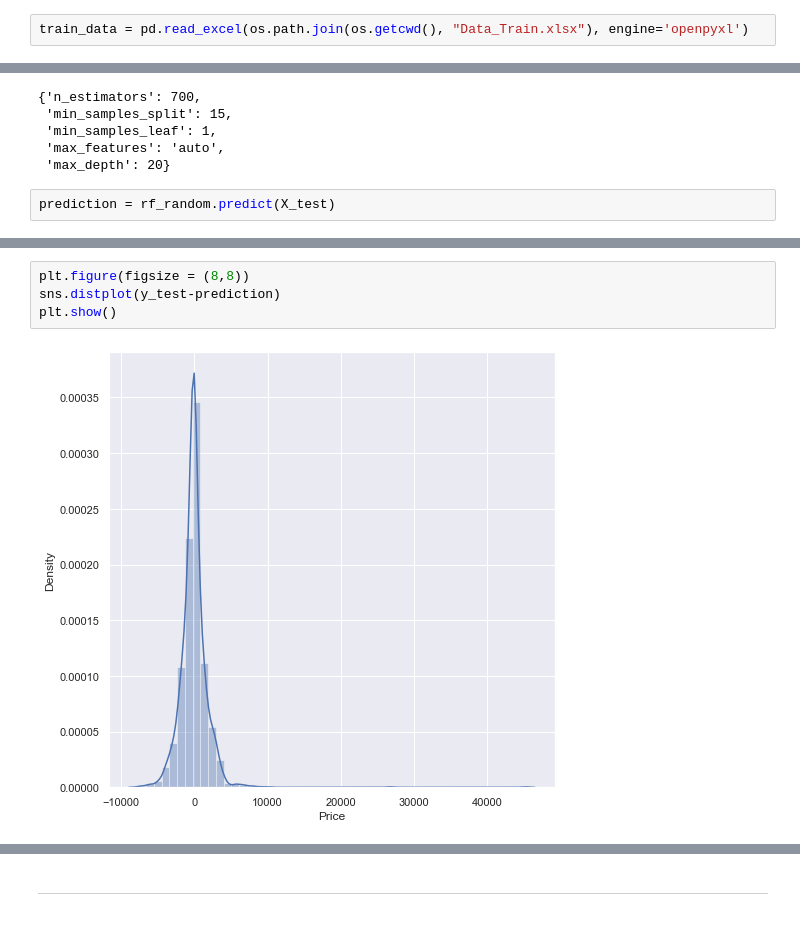
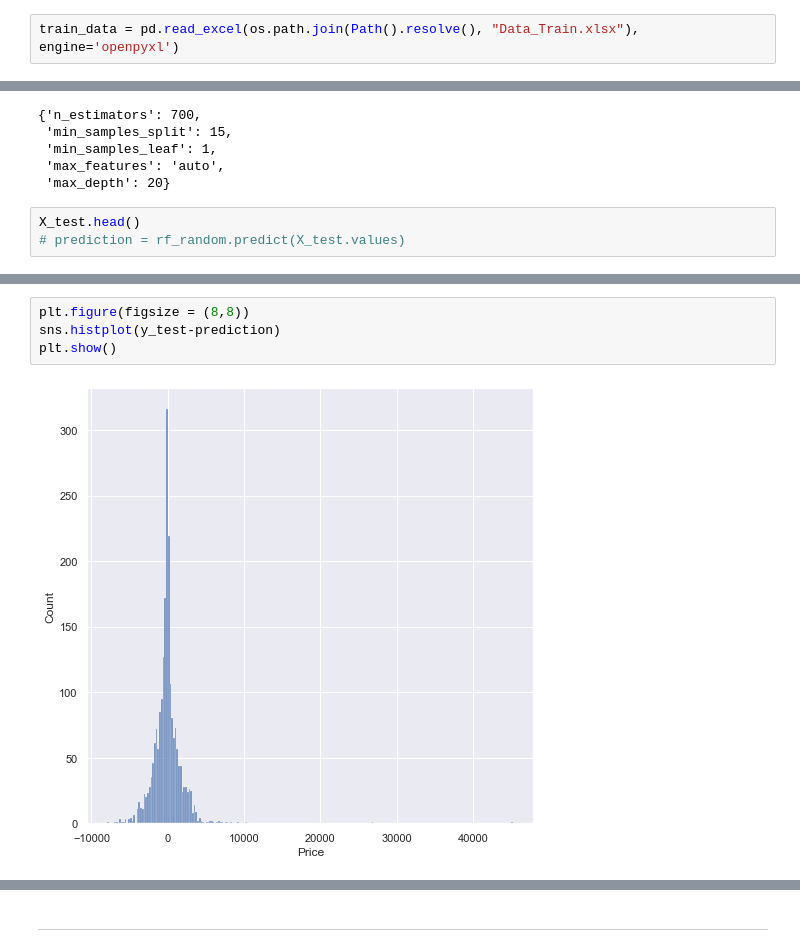
Before and after one commit to sagarpadiya6/flight-price-predictor, a Jupyter notebook: ai/flight_price.ipynb, the cells around one changed output, grey strips where cells are left out. Drawn from its saved outputs; the diff is of its cells as text.

Commit message:
Converted predict function into a cli tool

```diff
--- a/ai/flight_price.ipynb
+++ b/ai/flight_price.ipynb
@@ -22,7 +20,7 @@ print(os.path.join(os.getcwd(), "Data_Train.xlsx"))
     2. Filling NaN values with mean, median and mode using fillna() method
 4. Describe data --> which can give statistical analysis
 # %%
-train_data = pd.read_excel(os.path.join(os.getcwd(), "Data_Train.xlsx"), engine='openpyxl')
+train_data = pd.read_excel(os.path.join(Path().resolve(), "Data_Train.xlsx"), engine='openpyxl')
 # %%
 pd.set_option('display.max_columns', None)
 # %%
@@ -743,4 +744,5 @@ rf_random.best_params_
  'max_features': 'auto',
  'max_depth': 20}
 # %%
-prediction = rf_random.predict(X_test)
+X_test.head()
+# prediction = rf_random.predict(X_test.values)
@@ -747,9 +756,9 @@ prediction = rf_random.predict(X_test)
 # %%
 plt.figure(figsize = (8,8))
-sns.distplot(y_test-prediction)
+sns.histplot(y_test-prediction)
 plt.show()
 # %% [output]
-[figure, old version]
+[figure, new version]
 # %%
 plt.figure(figsize = (8,8))
 plt.scatter(y_test, prediction, alpha = 0.5)
```
Also changed, not shown: parts of 18 cells of this notebook, 11 other files.
